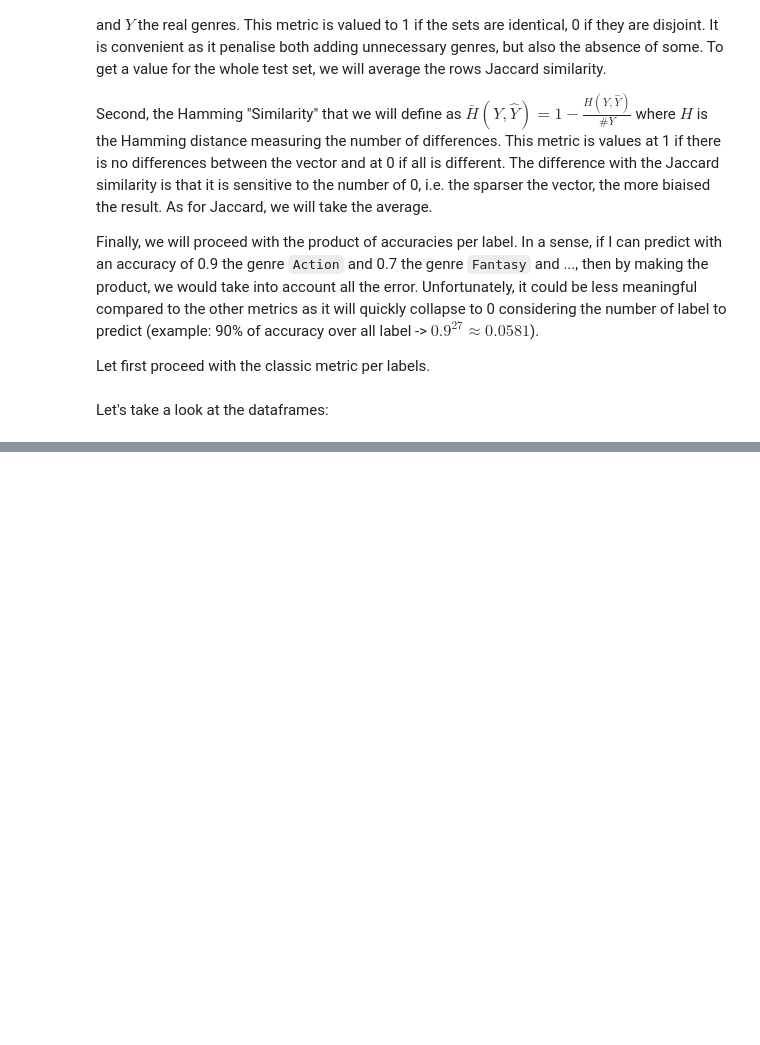
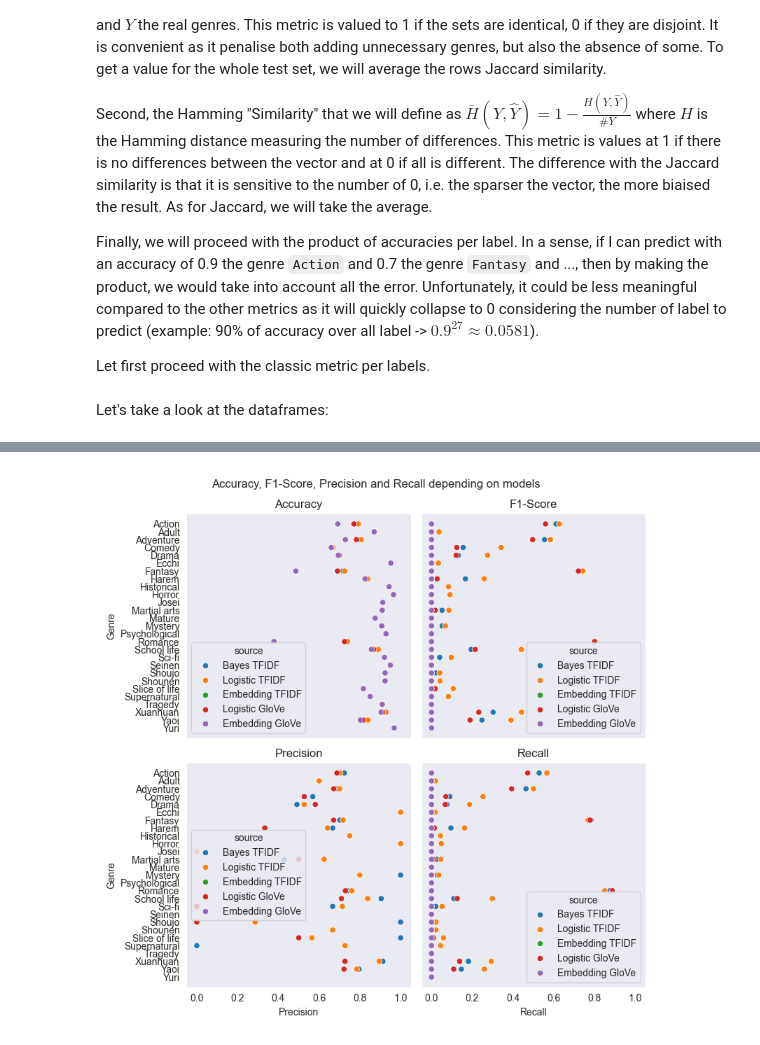
Before and after one commit to minhquan-Hoang95/WNLNLesage_Hoang_Prediction_NLP2026, a Jupyter notebook: project.ipynb, the cells around one changed output, grey strips where cells are left out. Saved outputs shown, nothing was run; the diff lists cells and outputs as text; code cells hidden in the pictures; blank space fills up the shorter version.

```diff
--- a/project.ipynb
+++ b/project.ipynb
@@ -1094,8 +1117,8 @@ class ClosenessDocEmbeddingClassifier():
         # Cut the space [0,1] to precision slice (to test all the thresholds)
         thresholds = np.linspace(0,1,precision)
 
-        # Register the best macro F1
-        bestF1 = np.full(len(self.averageEmbedding.keys()), -1, dtype=float)
+        # Register the best Hamming similarity
+        bestHamming = np.full(len(self.averageEmbedding.keys()), -1, dtype=float)
         self.thresholds = np.full(len(self.averageEmbedding.keys()), -1, dtype=float)
         begin = time.time()
 
@@ -1116,8 +1139,8 @@ class ClosenessDocEmbeddingClassifier():
                 # Fill the prediction
                 Y_pred[np.where(labelCos>=threshold)[0], label] = 1
 
-                # Take macro f1 for each label and store it if it is the best
-                if f1_score(Y_dev[:,label], Y_pred[:,label], average="macro") > bestF1[label]:
+                # Take Hamming similarity for each label and store it if it is the best
+                if 1 - hamming_loss(Y_dev[:,label], Y_pred[:,label]) > bestHamming[label]:
                     self.thresholds[label] = threshold
 
     def predict(self, X_test:np.ndarray[float]) -> np.ndarray[int]:
@@ -1310,0 +1379,43 @@ array([], shape=(0, 1), dtype=int64)
+# %%
+# Preprocess the dataframe for the plot
+labelMetrics = pd.concat([
+    labelMetricsBayesTfidf,
+    labelMetricsLogisticTfidf,
+    labelMetricsEmbeddingTfidf,
+    labelMetricsLogisticGloVe,
+    labelMetricsEmbeddingGloVe
+], keys= [
+    "Bayes TFIDF",
+    "Logistic TFIDF",
+    "Embedding TFIDF",
+    "Logistic GloVe",
+    "Embedding GloVe"
+]).reset_index(level=0)
+
+# Reset index before the plot
+labelMetrics.rename(columns={"level_0":"source"}, inplace=True)
+labelMetrics.reset_index(inplace=True)
+
+# Make a plot, adapted from a source on GeeksForGeeks
+plt.close("all")
+
+# Subplots
+figure, axes = plt.subplots(2, 2, sharey=True, figsize=(8,8), sharex=True)
+figure.suptitle('Accuracy, F1-Score, Precision and Recall depending on models')
+
+# Scaterplot for all the metrics
+sns.scatterplot(labelMetrics, y = "Genre", x="Accuracy", hue="source", ax=axes[0,0])
+sns.scatterplot(labelMetrics, y = "Genre", x="F1-Score", hue="source", ax=axes[0,1])
+sns.scatterplot(labelMetrics, y = "Genre", x="Precision", hue="source", ax=axes[1,0])
+sns.scatterplot(labelMetrics, y = "Genre", x="Recall", hue="source", ax=axes[1,1])
+
+# Set the titles
+axes[0,0].set_title("Accuracy")
+axes[0,1].set_title("F1-Score")
+axes[1,0].set_title("Precision")
+axes[1,1].set_title("Recall")
+
+plt.tight_layout()
+plt.show()
+# %% [output]
+[figure, added]
```
Also changed, not shown: parts of 41 cells of this notebook, 4 other files.
